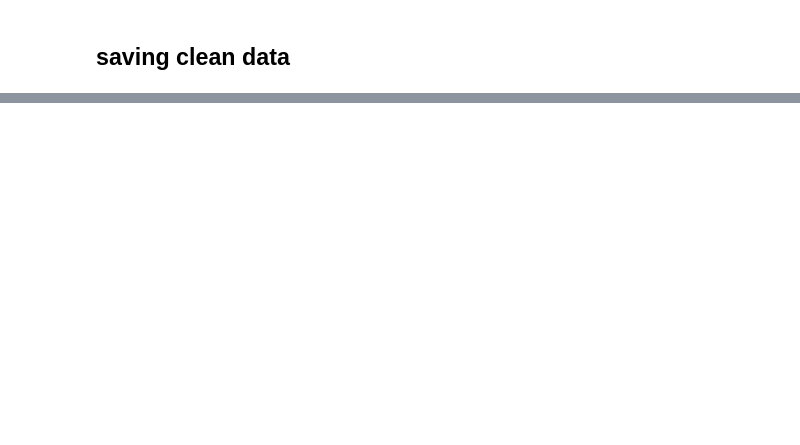
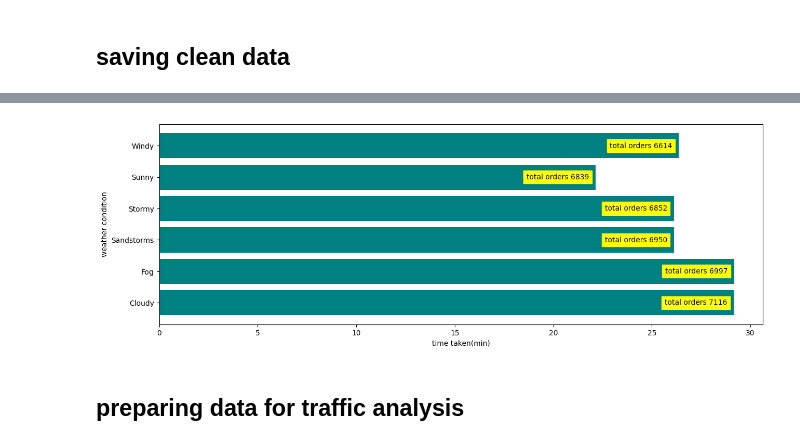
Before and after one commit to Esmaeil-Mashhadi/streamlit_dataVisualization, a Jupyter notebook: dataCleaning.ipynb, the cells around one changed output, grey strips where cells are left out. Saved outputs shown, nothing was run; the diff lists cells and outputs as text; code cells hidden in the pictures; blank space fills up the shorter version.

```diff
--- a/dataCleaning.ipynb
+++ b/dataCleaning.ipynb
@@ -36,3 +71,5 @@ whole_dataSet.drop(columns=['ID','Delivery_person_ID'] , axis=1 , inplace=True)
+# %%
+whole_dataSet['Road_traffic_density'] =whole_dataSet['Road_traffic_density'].apply(lambda x:x.strip())
 # %% [markdown]
 ## saving clean data
 # %%
@@ -55,0 +93,24 @@ whole_dataSet
+# %%
+weather_filter = whole_dataSet[['Weatherconditions' , 'Time_taken(min)']]
+# %%
+weather_group = weather_filter.groupby('Weatherconditions')
+mean_time_by_condition = weather_filter.groupby('Weatherconditions')['Time_taken(min)'].mean().round(2)
+# %%
+mean_weather_df = pd.DataFrame(mean_time_by_condition).reset_index()
+mean_weather_df['total_orders']=  whole_dataSet['Weatherconditions'].value_counts().values
+#Removed repetitive wording for enhanced readability and professionalism
+mean_weather_df['Weatherconditions']  = mean_weather_df['Weatherconditions'].apply(lambda x : x.replace('conditions' , '').strip())
+mean_weather_df.to_csv('./data/visualizations_df/weather_timeTaken.csv' , index=False)
+# %%
+fig , ax = plt.subplots(figsize=(15,5))
+bars = ax.barh(mean_weather_df['Weatherconditions'], mean_weather_df['Time_taken(min)'] , color='teal')
+ax.set_xlabel('time taken(min)')
+ax.set_ylabel('weather condition')
+for bar, count in zip(bars, mean_weather_df['total_orders']):
+    ax.text(bar.get_width()-3.5, bar.get_y() + bar.get_height()/2,
+            f'total orders {count}',
+            va='center', ha='left', color='black', fontsize=10 , bbox=dict(facecolor='yellow', edgecolor='yellow'))
+# %% [output]
+[figure, added]
+# %% [markdown]
+## preparing data for traffic analysis
```
Also changed, not shown: parts of 20 cells of this notebook, 8 other files.
